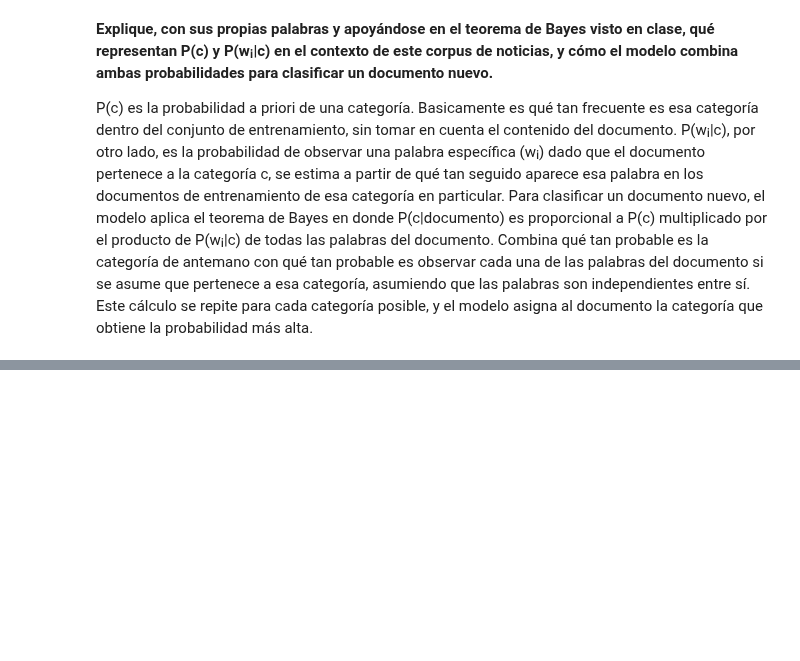
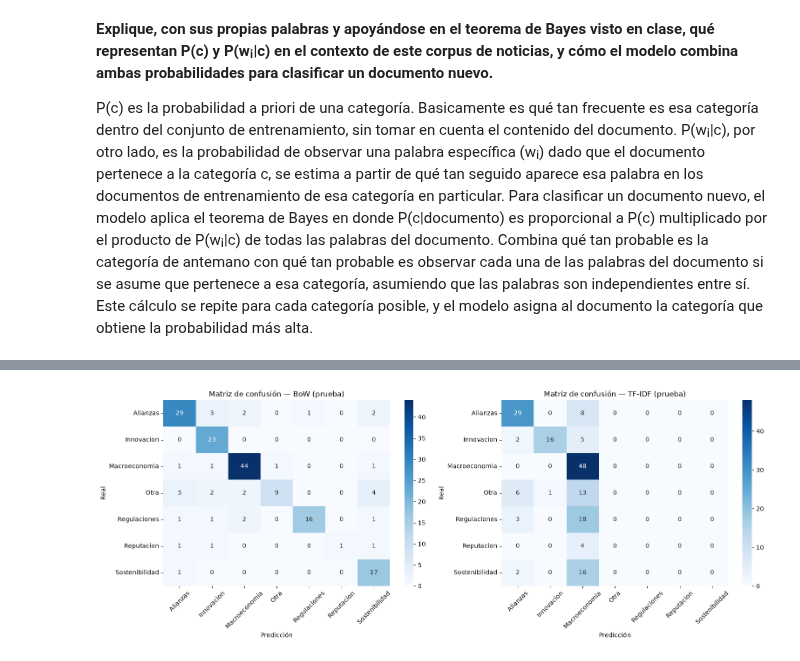
Before and after one commit to Antonio-3108/Natural-Language-Processing, a Jupyter notebook: Laboratorio 3/lab3.ipynb, the cells around one changed output, grey strips where cells are left out. Cells and saved outputs as stored; diff of their text form; code cells hidden in the pictures; blank space fills up the shorter version.

```diff
--- a/Laboratorio 3/lab3.ipynb
+++ b/Laboratorio 3/lab3.ipynb
@@ -730,0 +823,9 @@ P(c) es la probabilidad a priori de una categoría. Basicamente es qué tan frec
+# %%
+y_test_pred_bow = nb_bow.predict(X_test_bow)
+y_test_pred_tfidf = nb_tfidf.predict(X_test_tfidf)
+
+print("Reporte de clasificación — BoW (prueba)")
+print(classification_report(y_test, y_test_pred_bow))
+
+print("Reporte de clasificación — TF-IDF (prueba)")
+print(classification_report(y_test, y_test_pred_tfidf))
@@ -730,0 +850,24 @@ P(c) es la probabilidad a priori de una categoría. Basicamente es qué tan frec
+# %%
+cm_bow_test = confusion_matrix(y_test, y_test_pred_bow, labels=categorias_orden)
+cm_tfidf_test = confusion_matrix(y_test, y_test_pred_tfidf, labels=categorias_orden)
+
+fig, axes = plt.subplots(1, 2, figsize=(16, 6))
+
+sns.heatmap(cm_bow_test, annot=True, fmt='d', cmap='Blues',
+            xticklabels=categorias_orden, yticklabels=categorias_orden, ax=axes[0])
+axes[0].set_title('Matriz de confusión — BoW (prueba)')
+axes[0].set_xlabel('Predicción')
+axes[0].set_ylabel('Real')
+axes[0].tick_params(axis='x', rotation=45)
+
+sns.heatmap(cm_tfidf_test, annot=True, fmt='d', cmap='Blues',
+            xticklabels=categorias_orden, yticklabels=categorias_orden, ax=axes[1])
+axes[1].set_title('Matriz de confusión — TF-IDF (prueba)')
+axes[1].set_xlabel('Predicción')
+axes[1].set_ylabel('Real')
+axes[1].tick_params(axis='x', rotation=45)
+
+plt.tight_layout()
+plt.show()
+# %% [output]
+[figure, added]
```
Also changed, not shown: parts of 21 cells of this notebook.
